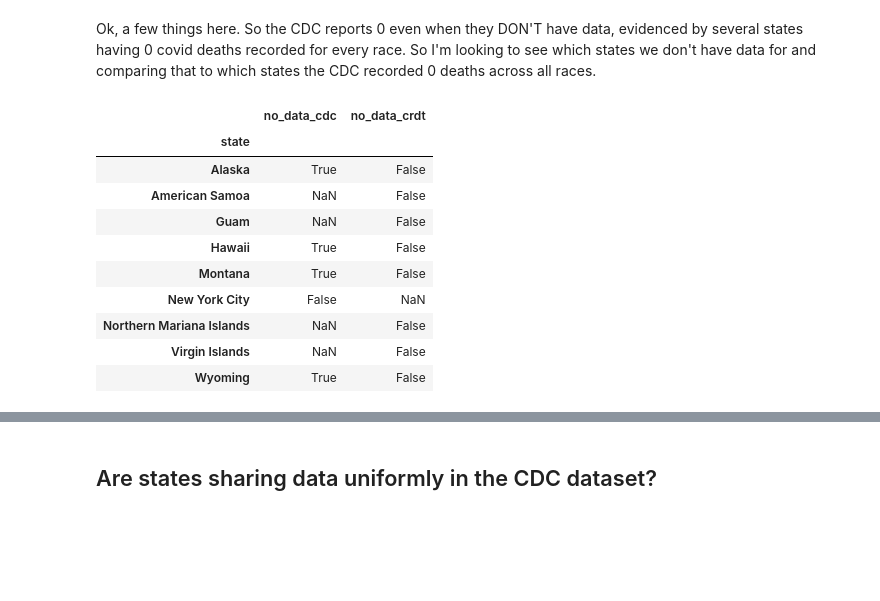
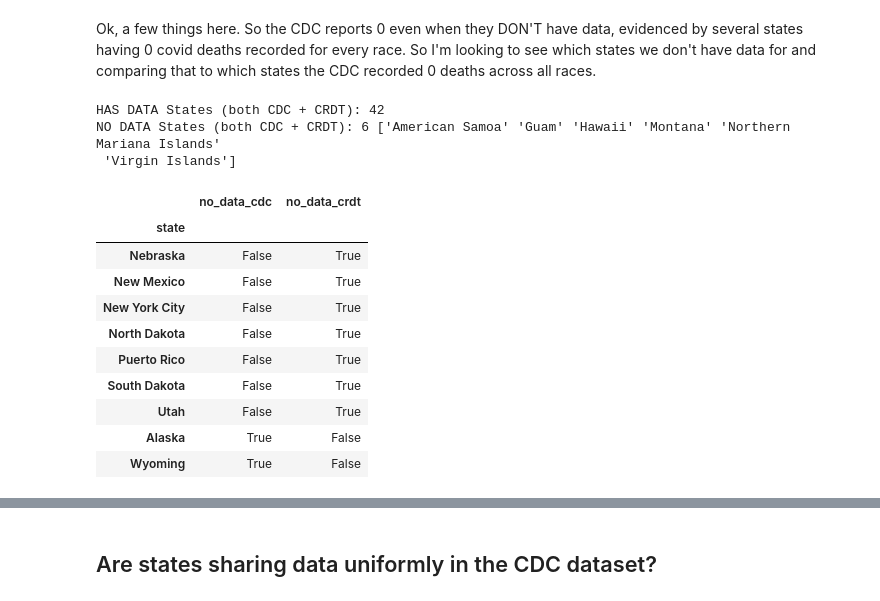
Before and after one commit to COVID19Tracking/analysis, a Jupyter notebook: cdc_racial_data/CDC Racial Data Availability.ipynb, the cells around one changed output, grey strips where cells are left out. Cells and saved outputs as stored; diff of their text form; code cells hidden in the pictures; blank space fills up the shorter version.

```diff
--- a/cdc_racial_data/CDC Racial Data Availability.ipynb
+++ b/cdc_racial_data/CDC Racial Data Availability.ipynb
@@ -90,17 +99,31 @@ data_completeness = cdc10_completeness[["no_data"]].merge(
     left_index=True,
     right_index=True,
     suffixes=["_cdc", "_crdt"]
-)
-data_completeness.loc[data_completeness["no_data_cdc"] != data_completeness["no_data_crdt"]]
+).fillna(True)
-# %% [output]
-|  | no_data_cdc | no_data_crdt |
-| state |  |  |
-| Alaska | True | False |
-| American Samoa | NaN | False |
-| Guam | NaN | False |
-| Hawaii | True | False |
-| Montana | True | False |
-| New York City | False | NaN |
-| Northern Mariana Islands | NaN | False |
-| Virgin Islands | NaN | False |
-| Wyoming | True | False |
+# %%
+to_print_has_data = data_completeness.loc[(data_completeness["no_data_cdc"] == data_completeness["no_data_crdt"]) &
+                     (data_completeness["no_data_cdc"] == False)]
+to_print_no_data = data_completeness.loc[(data_completeness["no_data_cdc"] == data_completeness["no_data_crdt"]) &
+                     (data_completeness["no_data_cdc"] == True)]
+
+print(f"HAS DATA States (both CDC + CRDT): {to_print_has_data.shape[0]}")
+print(f"NO DATA States (both CDC + CRDT): {to_print_no_data.shape[0]} {to_print_no_data.index.values}")
+# %% [output]
+HAS DATA States (both CDC + CRDT): 42
+NO DATA States (both CDC + CRDT): 6 ['American Samoa' 'Guam' 'Hawaii' 'Montana' 'Northern Mariana Islands'
+ 'Virgin Islands']
+# %%
+data_completeness.loc[data_completeness["no_data_cdc"] != data_completeness["no_data_crdt"]] \
+    .sort_values("no_data_cdc")
+# %% [output]
+|  | no_data_cdc | no_data_crdt |
+| state |  |  |
+| Nebraska | False | True |
+| New Mexico | False | True |
+| New York City | False | True |
+| North Dakota | False | True |
+| Puerto Rico | False | True |
+| South Dakota | False | True |
+| Utah | False | True |
+| Alaska | True | False |
+| Wyoming | True | False |
```
Also changed, not shown: parts of 8 cells of this notebook, 1 other file.
